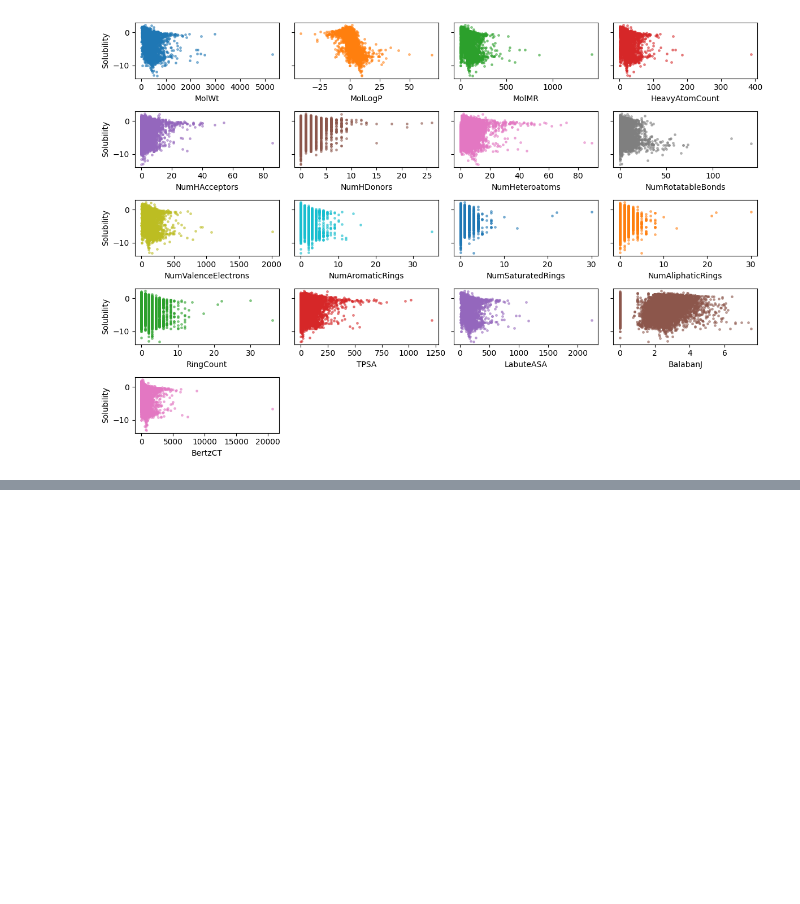
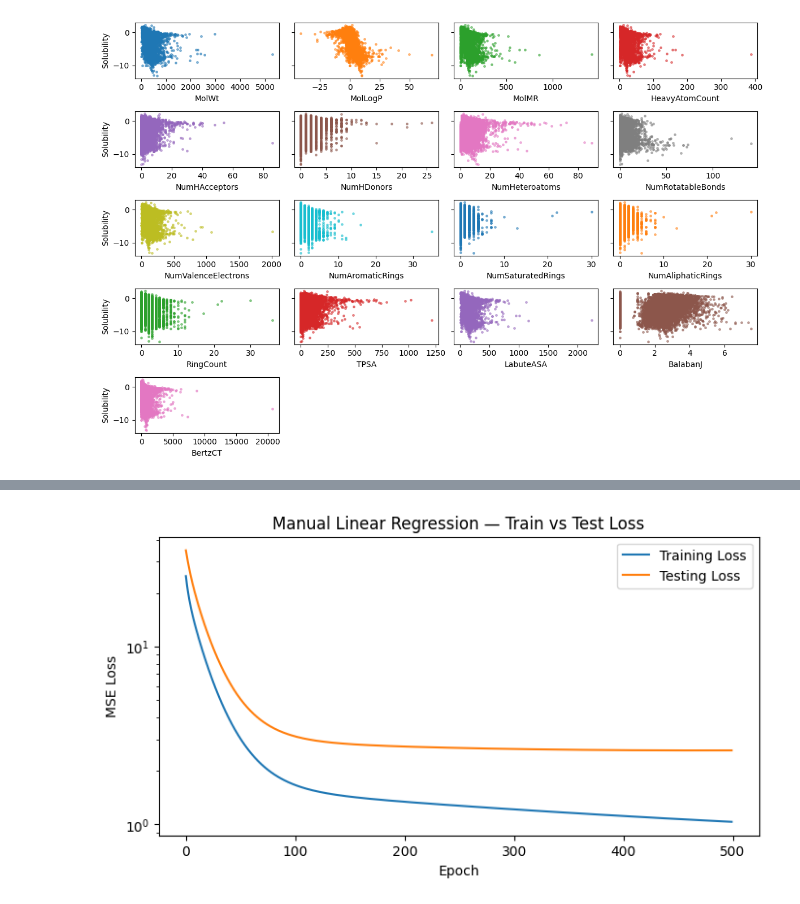
Before and after one commit to kamran-haider/dmol-notebooks-pytorch, a Jupyter notebook: notebooks/chapter_03_regression.ipynb, the cells around one changed output, grey strips where cells are left out. Cells and saved outputs as stored; diff of their text form; code cells hidden in the pictures; blank space fills up the shorter version.

Commit message:
Updated chapter 3 with deeepr dive into barebones pytorch based linear model to illustrate the overfitting issue.

```diff
--- a/notebooks/chapter_03_regression.ipynb
+++ b/notebooks/chapter_03_regression.ipynb
@@ -99,0 +280,32 @@ Creating a plot 5 x 4 grid of scatter plots...
+# %%
+# --- Training loop ---
+for epoch in range(n_epochs):
+
+    # Step 1: Forward pass — matrix multiply + bias
+    y_hat_train = X_train_t @ w + b
+
+    # Step 2: Compute loss — manual MSE
+    train_loss = torch.mean((y_train_t - y_hat_train) ** 2)
+
+    # Step 3: Backward pass — autograd computes dL/dw and dL/db
+    train_loss.backward()
+
+    # Step 4: Update parameters — gradient descent
+    # We use torch.no_grad() to prevent these operations from being tracked
+    with torch.no_grad():
+        w -= lr * w.grad
+        b -= lr * b.grad
+
+    # Zero gradients — PyTorch accumulates by default, so we must reset
+    w.grad.zero_()
+    b.grad.zero_()
+
+    # --- Track losses (no gradients needed for evaluation) ---
+    with torch.no_grad():
+        y_hat_test = X_test_t @ w + b
+        test_loss = torch.mean((y_test_t - y_hat_test) ** 2)
+        train_losses.append(train_loss.item())  # .item() extracts a Python float
+        test_losses.append(test_loss.item())
+
+    if epoch % 100 == 0:
+        print(f"Epoch {epoch:4d} | Train Loss: {train_loss.item():.4f} | Test Loss: {test_loss.item():.4f}")
@@ -99,0 +382,13 @@ Creating a plot 5 x 4 grid of scatter plots...
+# %%
+# --- Plot loss curves ---
+plt.figure(figsize=(8, 4))
+plt.plot(train_losses, label="Training Loss")
+plt.plot(test_losses, label="Testing Loss")
+plt.xlabel("Epoch")
+plt.ylabel("MSE Loss")
+plt.yscale("log")
+plt.legend()
+plt.title("Manual Linear Regression — Train vs Test Loss")
+plt.show()
+# %% [output]
+[figure, added]
```
Also changed, not shown: parts of 12 cells of this notebook.
